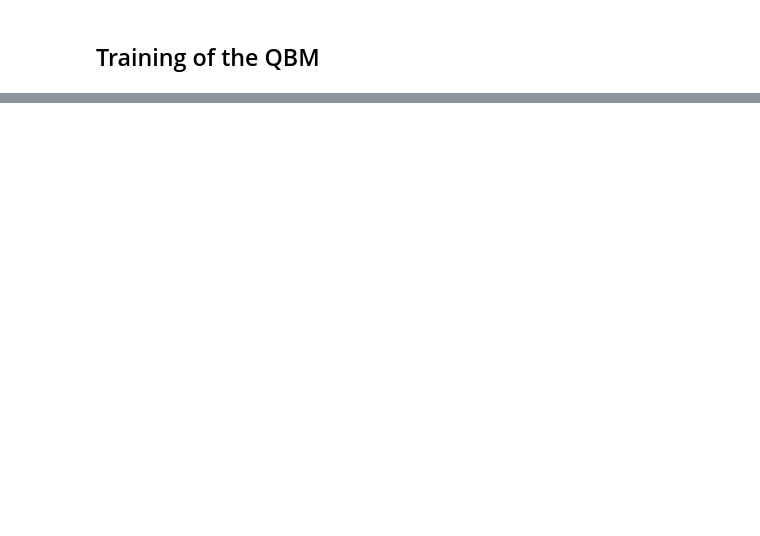
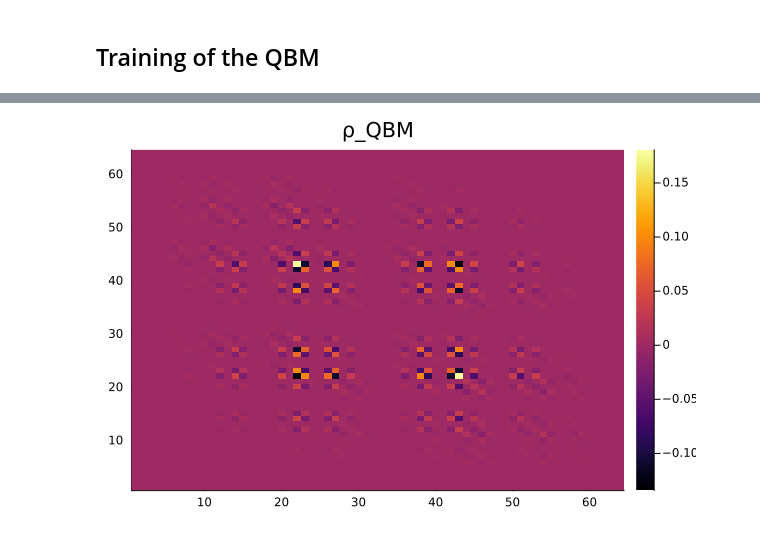
Before and after one commit to Michele-Minervini/PauliSampling.jl, a Jupyter notebook: numerics/quantumboltzmannmachines/2-keppen-results.ipynb, the cells around one changed output, grey strips where cells are left out. Cells and saved outputs as stored; diff of their text form; code cells hidden in the pictures; blank space fills up the shorter version.

```diff
--- a/numerics/quantumboltzmannmachines/2-keppen-results.ipynb
+++ b/numerics/quantumboltzmannmachines/2-keppen-results.ipynb
@@ -445,0 +500,18 @@ display(combined)
+# %%
+beta = 1.
+qbm_tfim_paulis = makehamiltonian(params; connectivity=:nearest, periodic=false) * beta
+qbm_tfim_matrix = paulistringtomatrix(qbm_tfim_paulis)
+
+circuit, theta = paulistringtocircuit(qbm_tfim_paulis)
+
+num_layers = 100
+max_weight = n
+min_abs_coeff = 1e-10
+qbm = makethermalstate(n, circuit, theta, num_layers;
+                                  max_weight=max_weight,
+                                  min_abs_coeff=min_abs_coeff)
+qbm_matrix = paulistringtomatrix(qbm)
+
+heatmap(reverse(real(qbm_matrix); dims=1), title="ρ_QBM")
+# %% [output]
+[figure, added]
```
Also changed, not shown: parts of 24 cells of this notebook, 4 other files.
